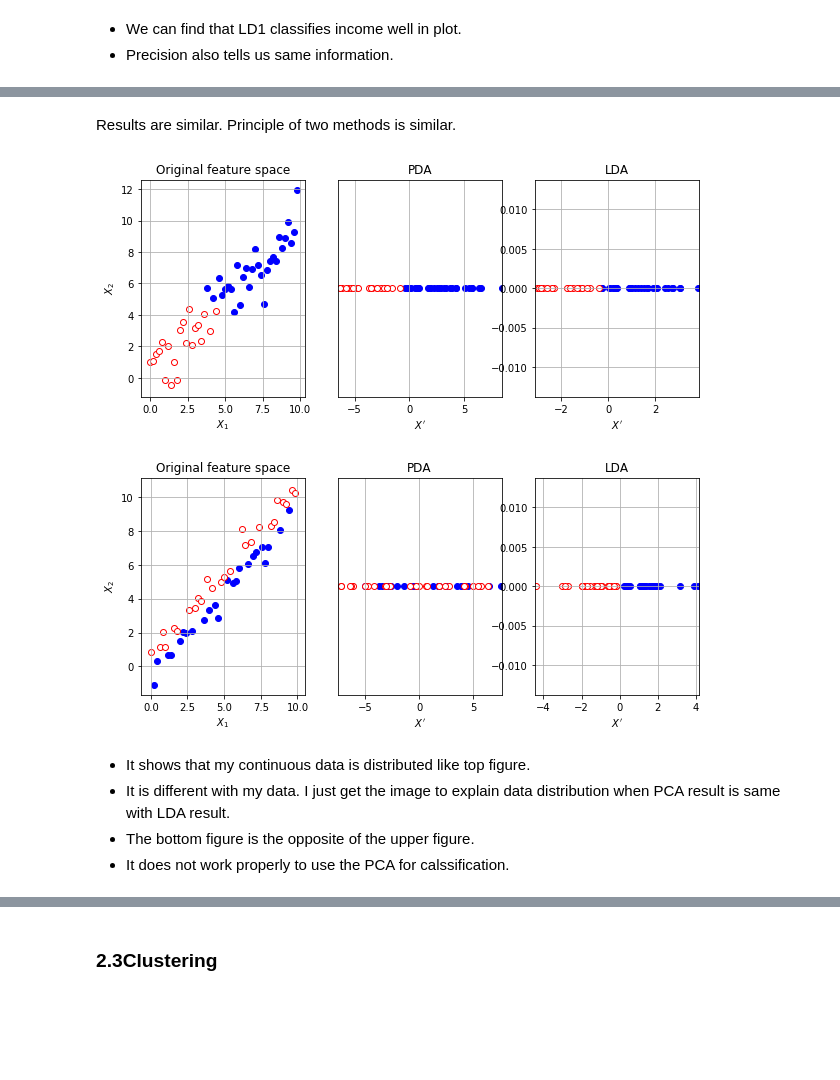
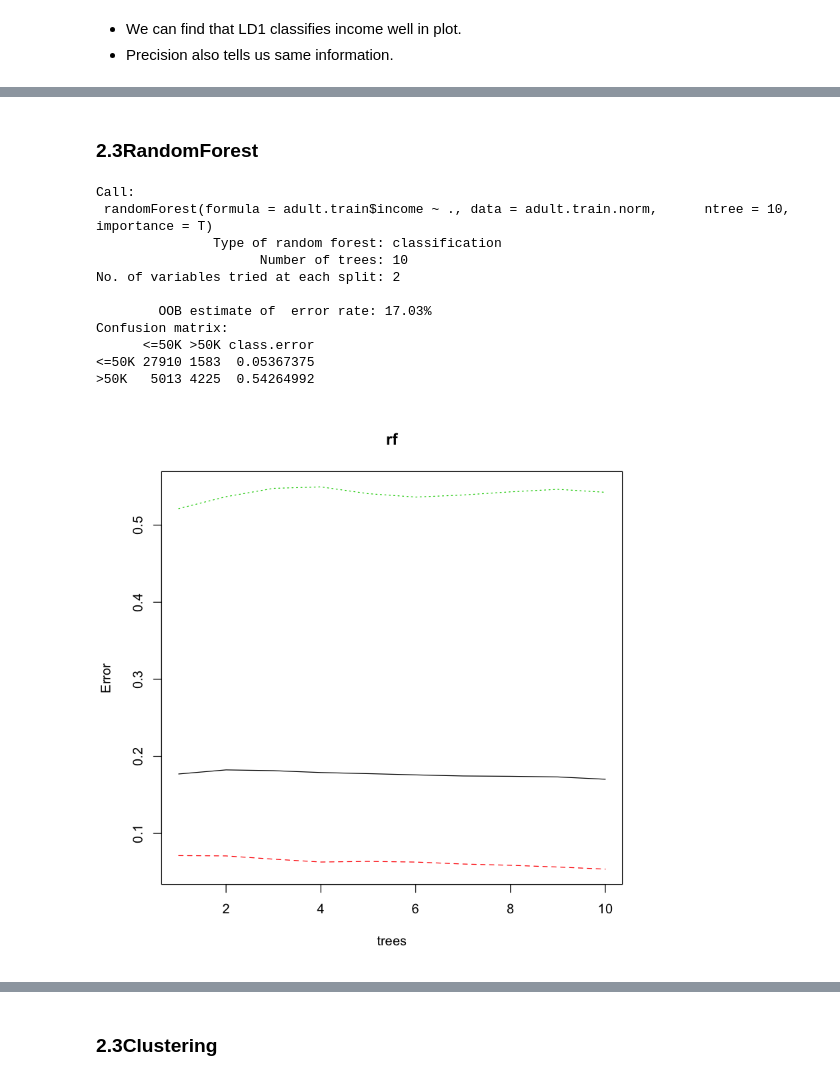
Before and after one commit to RyuJiseung/Kaggle-Income_data, a Jupyter notebook: JupyterNotebook/3_Final Analysis.ipynb, the cells around one changed output, grey strips where cells are left out. Cells and saved outputs as stored; diff of their text form; code cells hidden in the pictures; blank space fills up the shorter version.

```diff
--- a/JupyterNotebook/3_Final Analysis.ipynb
+++ b/JupyterNotebook/3_Final Analysis.ipynb
@@ -441,14 +445,2 @@ lines(density(pred.lda$x[pred.lda$class=="<=50K"]),col='blue')
-# %% [markdown]
-Results are similar.
-Principle of two methods is similar.
-# %%
-display_png(file="~/DimensionReduction/ex1.png")
-display_png(file="~/DimensionReduction/ex2.png")
-# %% [output]
-[figure, removed]
-[figure, removed]
-# %% [markdown]
-- It shows that my continuous data is distributed like top figure.
-- It is different with my data. I just get the image to explain data distribution when PCA result is same with LDA result.
-- The bottom figure is the opposite of the upper figure.
-- It does not work properly to use the PCA for calssification.
+# %% [markdown]
+### 2.3RandomForest
@@ -454,0 +450,16 @@ display_png(file="~/DimensionReduction/ex2.png")
+# %%
+(adult.rf <- rf<-randomForest(adult.train$income~. ,adult.train.norm,ntree=10,importance=T))
+plot(rf)
+# %% [output]
+Call:
+ randomForest(formula = adult.train$income ~ ., data = adult.train.norm,      ntree = 10, importance = T)
+               Type of random forest: classification
+                     Number of trees: 10
+No. of variables tried at each split: 2
+
+        OOB estimate of  error rate: 17.03%
+Confusion matrix:
+      <=50K >50K class.error
+<=50K 27910 1583  0.05367375
+>50K   5013 4225  0.54264992
+[figure, added]
```
Also changed, not shown: parts of 7 cells of this notebook.
